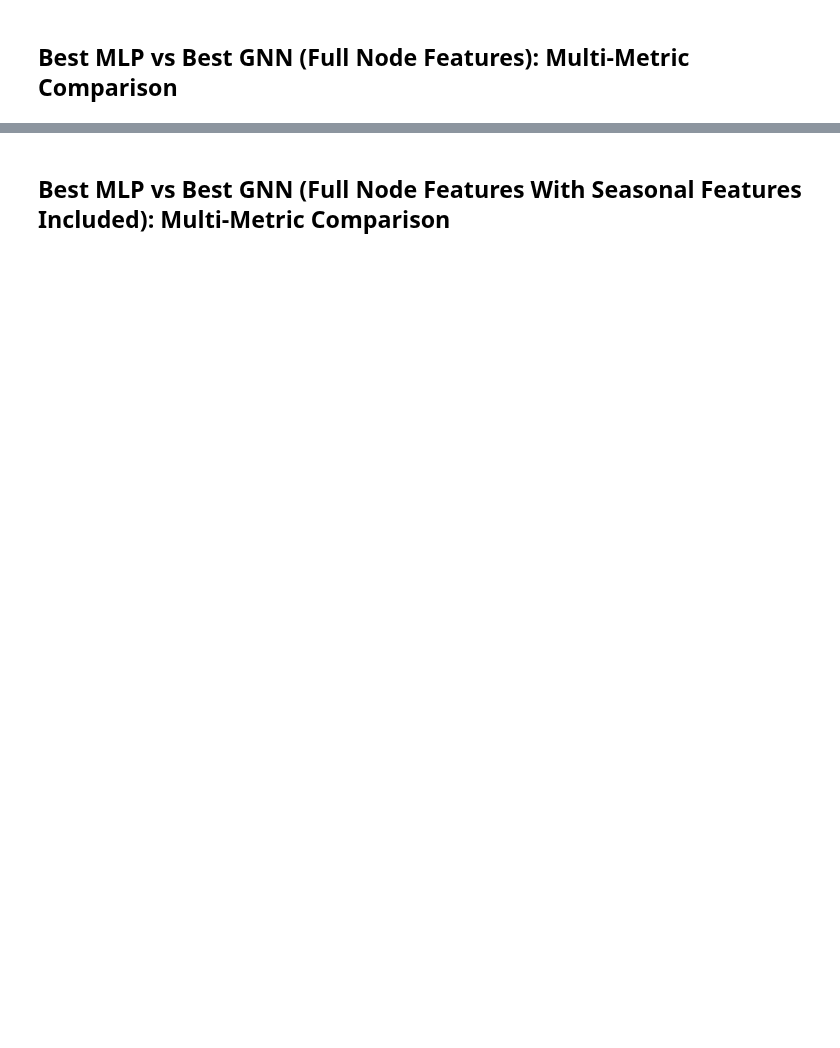
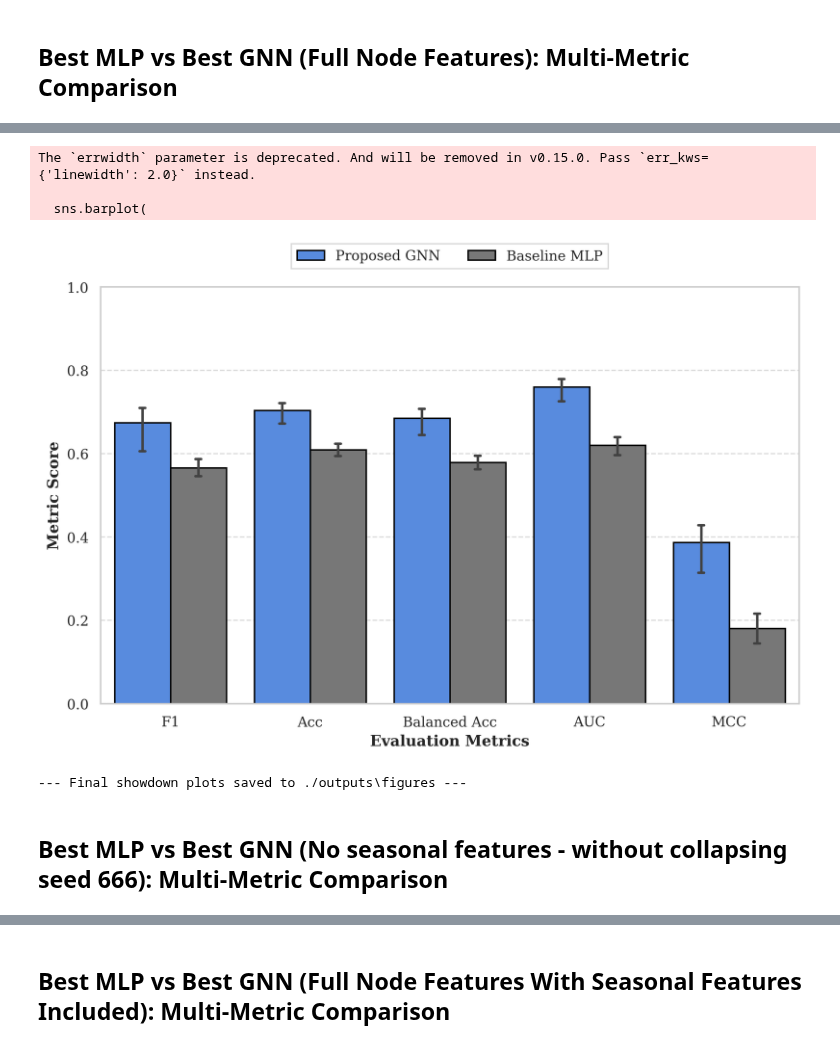
Before and after one commit to MislavCaleta/multirelational-graph-topology-for-downstream-wildfire-tasks, a Jupyter notebook: full_feature_integration_study.ipynb, the cells around one changed output, grey strips where cells are left out. Cells and saved outputs as stored; diff of their text form; code cells hidden in the pictures; blank space fills up the shorter version.

Commit message:
add final results, part 1

```diff
--- a/full_feature_integration_study.ipynb
+++ b/full_feature_integration_study.ipynb
@@ -25,5 +25,5 @@ import torch
 import os
 import numpy as np
 # %%
-x, y, pos_combined, pos_spatial, pos_temporal, group_ids = prepare_dataset(DATA_PATH, return_group_ids=True, seasonal_features=True)
+x, y, pos_combined, pos_spatial, pos_temporal, group_ids = prepare_dataset(DATA_PATH, return_group_ids=True)
 class_weights = get_loss_weights(y = y)
@@ -145,9 +166,8 @@ import random
 import numpy as np
 import torch
 
-def run_automated_showdown(best_transformer_df, mlp_topology_comparison_df, x_mlp_combined, x_mlp_spatial, x_mlp_temporal, num_runs=10):
+def run_automated_showdown(model_name, seeds, best_transformer_df, mlp_topology_comparison_df, x_mlp_combined, x_mlp_spatial, x_mlp_temporal, num_runs=10):
     log_area_t = x.to(DEVICE) if x.dim() == 2 else x.unsqueeze(1).to(DEVICE)
-    print(log_area_t)
     x_full = torch.cat([
         log_area_t,
         pos_spatial.to(DEVICE),
@@ -181,7 +201,6 @@ def run_automated_showdown(best_transformer_df, mlp_topology_comparison_df, x_ml
     metrics = ['F1', 'Acc', 'Balanced_Acc', 'AUC', 'MCC']
     results = {model: {m: [] for m in metrics} for model in ['GNN', 'MLP']}
 
-    seeds = [111, 222, 333, 444, 555, 666, 777, 888, 999, 1111]
     data_final = build_graph('multirelational', best_k, pos_spatial, pos_temporal, pos_combined, x_full, y, group_ids=group_ids).to(DEVICE)
     train_mask = data_final.train_mask.to(DEVICE)
     val_mask = data_final.val_mask.to(DEVICE)
@@ -237,7 +256,7 @@ def run_automated_showdown(best_transformer_df, mlp_topology_comparison_df, x_ml
     print(f"Relative F1 Lift: {lift:+.2f}%")
     print("="*65)
 
-    torch.save(best_gnn.state_dict(), os.path.join(MODELS_PATH, "best_gnn_weights.pth"))
+    torch.save(best_gnn.state_dict(), os.path.join(MODELS_PATH, model_name + "_weights.pth"))
 
     return results, final_summary
 
@@ -276,19 +295,6 @@ def set_seed(seed):
     torch.manual_seed(seed)
     if torch.cuda.is_available():
         torch.cuda.manual_seed_all(seed)
-
-showdown_results, summary = run_automated_showdown(
-    best_transformer_df,
-    mlp_topology_comparison_df,
-    x_mlp_combined,
-    x_mlp_spatial,
-    x_mlp_temporal,
-    num_runs=10
-)
-
-print("\n[SUMMARY TABLE]")
-best_mlp_vs_full_feature_best_gnn_df = pd.DataFrame(summary, index=['GNN_Mean', 'GNN_SD', 'MLP_Mean', 'MLP_SD']).T
-best_mlp_vs_full_feature_best_gnn_df.to_csv(os.path.join(OUTPUT_TABLES_PATH, "best_mlp_vs_full_feature_best_gnn_df.csv"))
 # %%
 import seaborn as sns
 import matplotlib.pyplot as plt
@@ -350,0 +375,15 @@ The `errwidth` parameter is deprecated. And will be removed in v0.15.0. Pass `er
+# %%
+showdown_results, summary = run_automated_showdown(
+    "best_full_features_no_seasonal",
+    [111, 222, 333, 444, 555, 666, 777, 888, 999, 1111],
+    best_transformer_df,
+    mlp_topology_comparison_df,
+    x_mlp_combined,
+    x_mlp_spatial,
+    x_mlp_temporal,
+    num_runs=10
+)
+
+print("\n[SUMMARY TABLE]")
+best_mlp_vs_full_feature_best_gnn_df = pd.DataFrame(summary, index=['GNN_Mean', 'GNN_SD', 'MLP_Mean', 'MLP_SD']).T
+best_mlp_vs_full_feature_best_gnn_df.to_csv(os.path.join(OUTPUT_TABLES_PATH, "best_mlp_vs_full_feature_best_gnn_df.csv"))
@@ -350,0 +408,10 @@ The `errwidth` parameter is deprecated. And will be removed in v0.15.0. Pass `er
+# %%
+plot_final_showdown(showdown_results, "", OUTPUT_FIGURES_PATH)
+# %% [output]
+The `errwidth` parameter is deprecated. And will be removed in v0.15.0. Pass `err_kws={'linewidth': 2.0}` instead.
+
+  sns.barplot(
+[figure, added]
+--- Final showdown plots saved to ./outputs\figures ---
+# %% [markdown]
+## Best MLP vs Best GNN (No seasonal features - without collapsing seed 666): Multi-Metric Comparison
```
Also changed, not shown: parts of 8 cells of this notebook, 18 other files.
